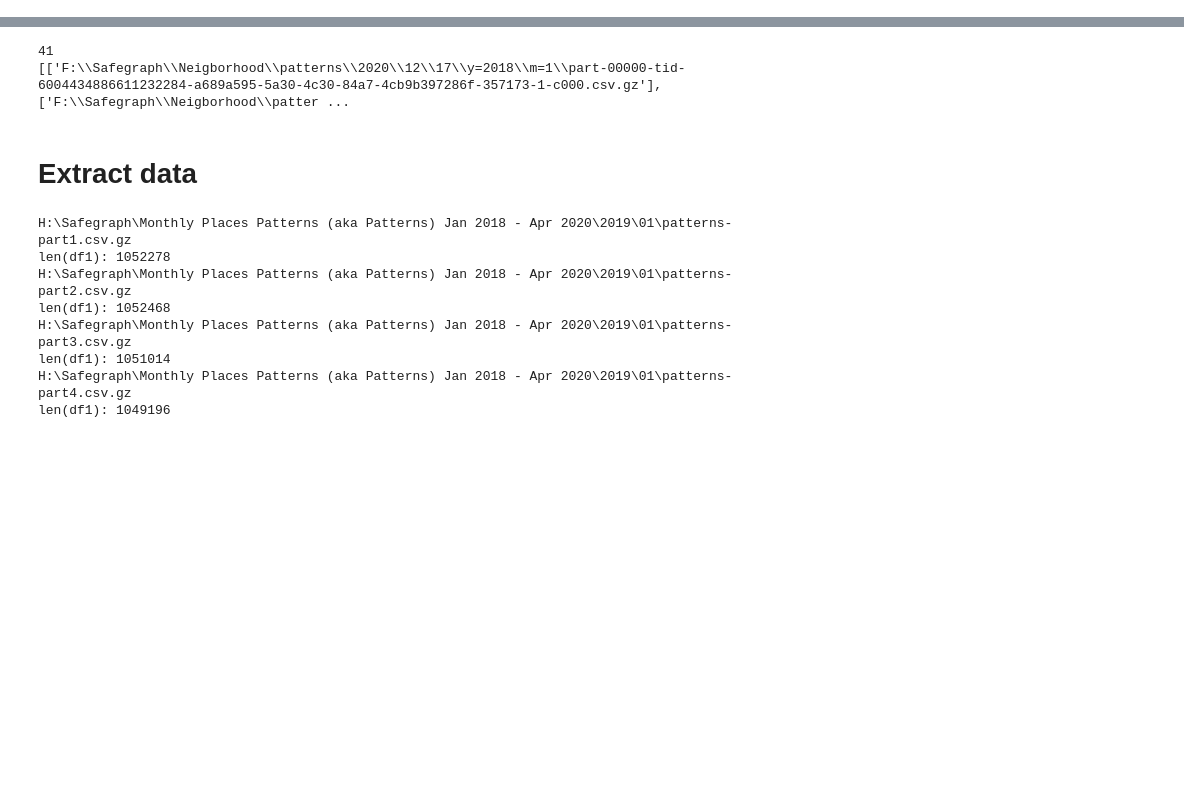
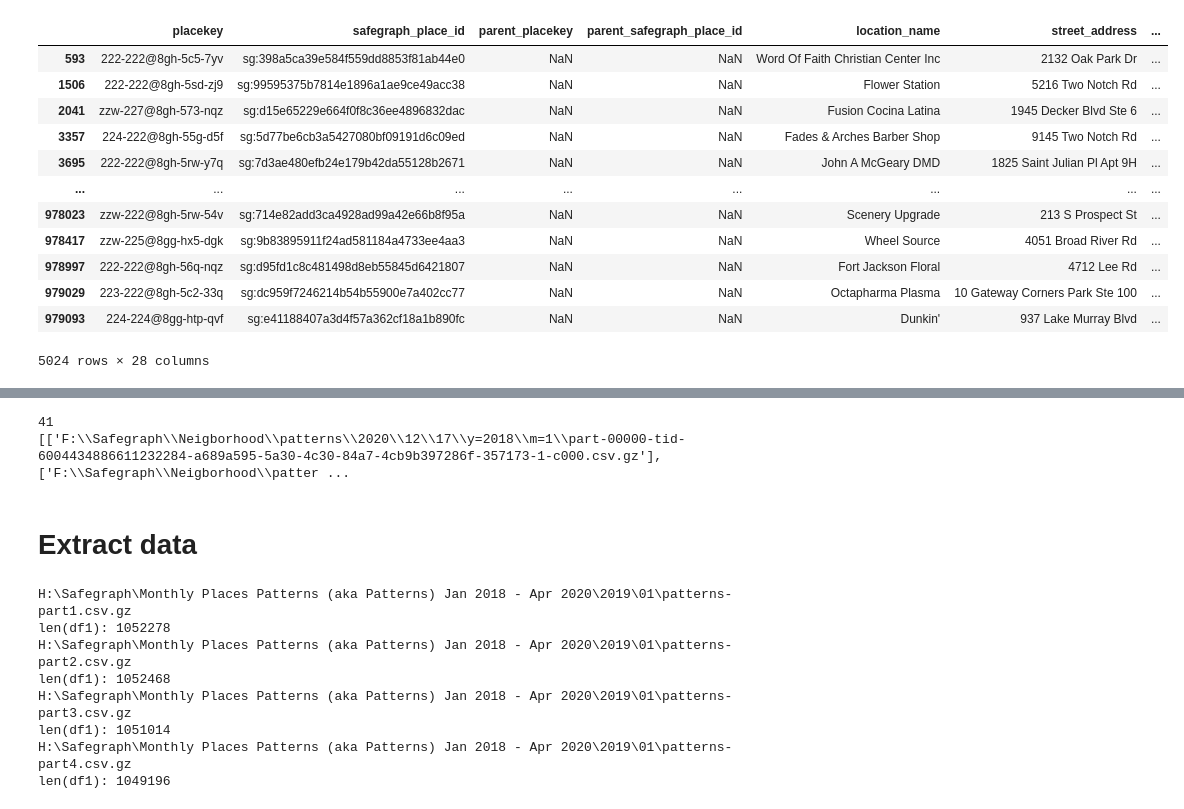
Before and after one commit to gladcolor/safegraph_code, a Jupyter notebook: patterns.ipynb, the cells around one changed output, grey strips where cells are left out. Drawn from its saved outputs; the diff is of its cells as text; code cells hidden in the pictures; blank space fills up the shorter version.

```diff
--- a/patterns.ipynb
+++ b/patterns.ipynb
@@ -2,0 +31,4 @@ pip install vaex
+# %%
+df_all = pd.concat(df_list, axis=0)
+
+df_all
@@ -2,0 +45,16 @@ pip install vaex
+# %%
+df_all[df_all['poi_cbg'].astype(str).str[:5] == '45079']
+# %% [output]
+|  | placekey | safegraph_place_id | parent_placekey | parent_safegraph_place_id | location_name | street_address | ... |
+| 593 | 222-222@8gh-5c5-7yv | sg:398a5ca39e584f559dd8853f81ab44e0 | NaN | NaN | Word Of Faith Christian Center Inc | 2132 Oak Park Dr | ... |
+| 1506 | 222-222@8gh-5sd-zj9 | sg:99595375b7814e1896a1ae9ce49acc38 | NaN | NaN | Flower Station | 5216 Two Notch Rd | ... |
+| 2041 | zzw-227@8gh-573-nqz | sg:d15e65229e664f0f8c36ee4896832dac | NaN | NaN | Fusion Cocina Latina | 1945 Decker Blvd Ste 6 | ... |
+| 3357 | 224-222@8gh-55g-d5f | sg:5d77be6cb3a5427080bf09191d6c09ed | NaN | NaN | Fades & Arches Barber Shop | 9145 Two Notch Rd | ... |
+| 3695 | 222-222@8gh-5rw-y7q | sg:7d3ae480efb24e179b42da55128b2671 | NaN | NaN | John A McGeary DMD | 1825 Saint Julian Pl Apt 9H | ... |
+| ... | ... | ... | ... | ... | ... | ... | ... |
+| 978023 | zzw-222@8gh-5rw-54v | sg:714e82add3ca4928ad99a42e66b8f95a | NaN | NaN | Scenery Upgrade | 213 S Prospect St | ... |
+| 978417 | zzw-225@8gg-hx5-dgk | sg:9b83895911f24ad581184a4733ee4aa3 | NaN | NaN | Wheel Source | 4051 Broad River Rd | ... |
+| 978997 | 222-222@8gh-56q-nqz | sg:d95fd1c8c481498d8eb55845d6421807 | NaN | NaN | Fort Jackson Floral | 4712 Lee Rd | ... |
+| 979029 | 223-222@8gh-5c2-33q | sg:dc959f7246214b54b55900e7a402cc77 | NaN | NaN | Octapharma Plasma | 10 Gateway Corners Park Ste 100 | ... |
+| 979093 | 224-224@8gg-htp-qvf | sg:e41188407a3d4f57a362cf18a1b890fc | NaN | NaN | Dunkin' | 937 Lake Murray Blvd | ... |
+5024 rows × 28 columns
```
Also changed, not shown: parts of 10 cells of this notebook, 5 other files.
